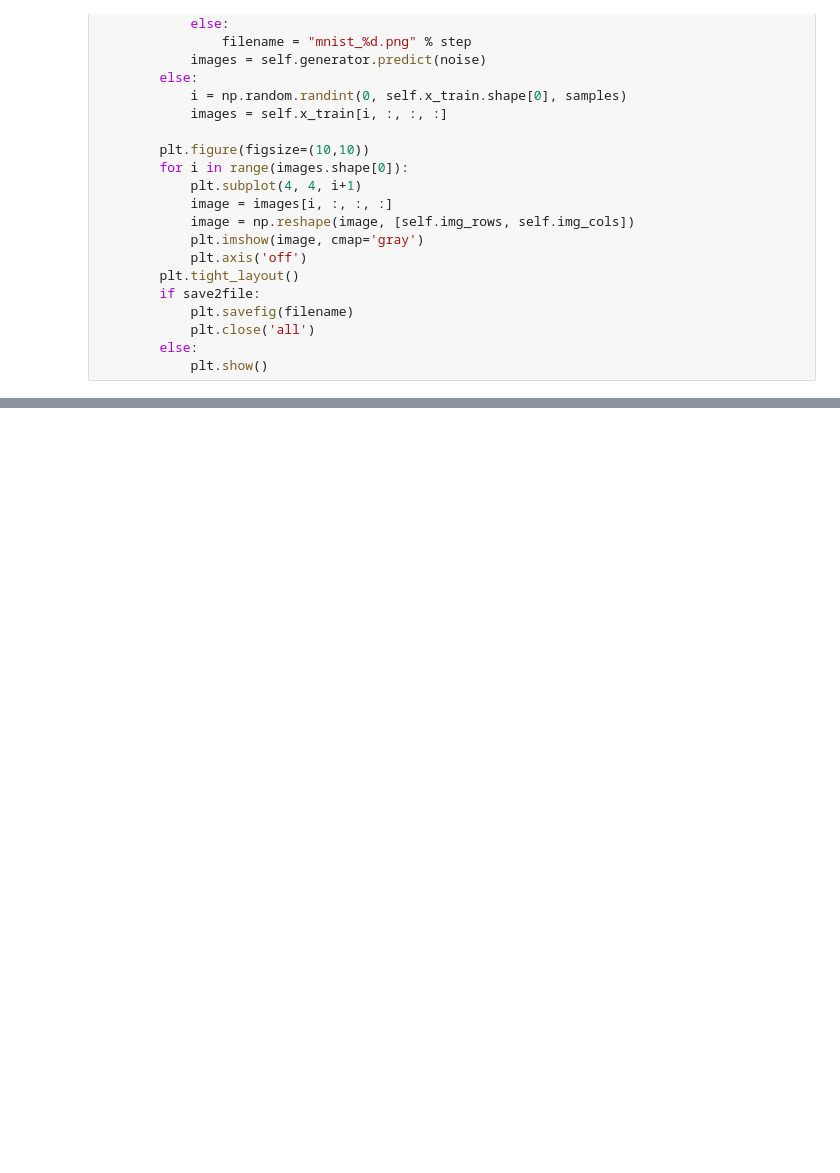
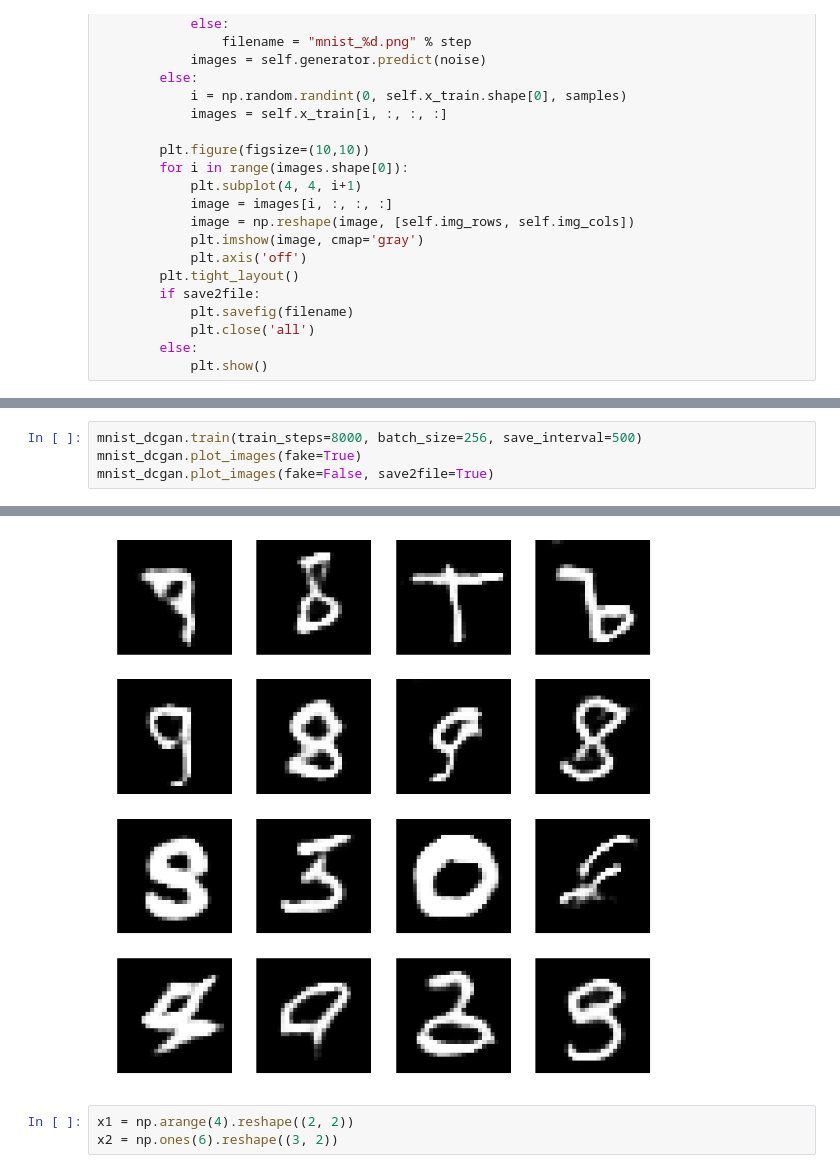
Before and after one commit to amitamb/100daysofml, a Jupyter notebook: 13-GAN-digits/dcgan_mnist.ipynb, the cells around one changed output, grey strips where cells are left out. Saved outputs shown, nothing was run; the diff lists cells and outputs as text; blank space fills up the shorter version.

Commit message:
MNIST

```diff
--- a/13-GAN-digits/dcgan_mnist.ipynb
+++ b/13-GAN-digits/dcgan_mnist.ipynb
@@ -213,0 +214,5 @@ Instructions for updating:
+# %%
+mnist_dcgan.train(train_steps=8000, batch_size=256, save_interval=500)
+mnist_dcgan.plot_images(fake=True)
+mnist_dcgan.plot_images(fake=False, save2file=True)
+# %% [output]
@@ -213,0 +236,4 @@ Instructions for updating:
+[figure, added]
+# %%
+x1 = np.arange(4).reshape((2, 2))
+x2 = np.ones(6).reshape((3, 2))
```
Also changed, not shown: parts of 9 cells of this notebook, 19 other files.
